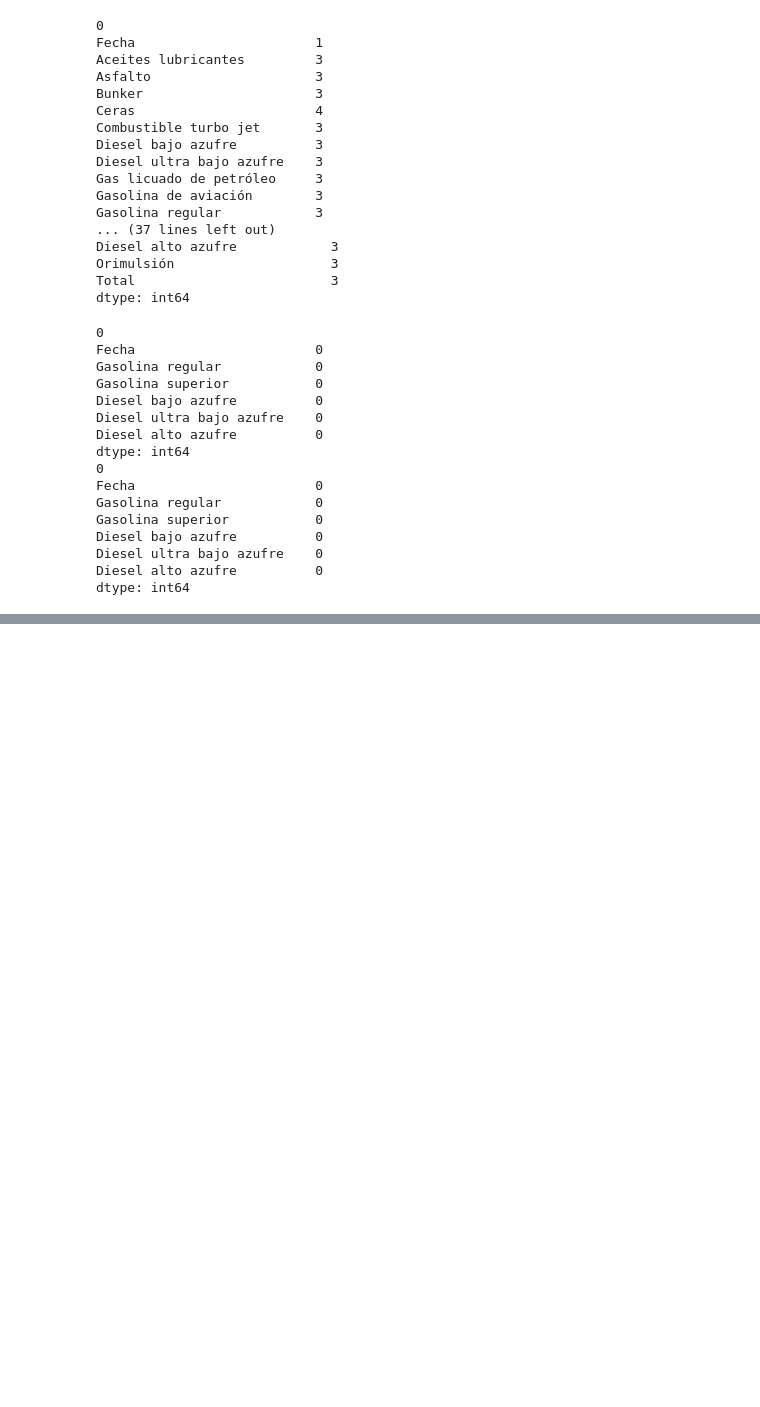
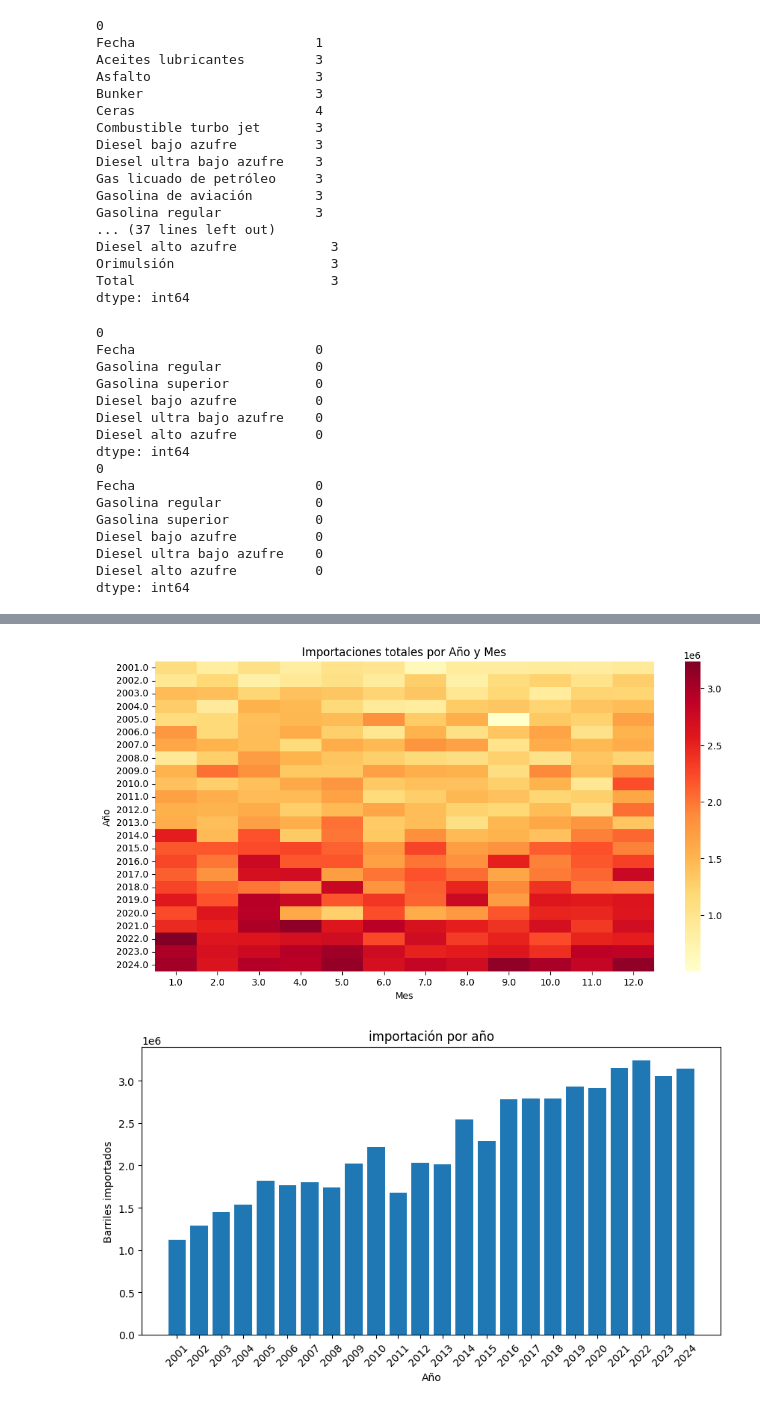
Before and after one commit to angelargd8/lab1-ds, a Jupyter notebook: main.ipynb, the cells around one changed output, grey strips where cells are left out. Cells and saved outputs as stored; diff of their text form; code cells hidden in the pictures; blank space fills up the shorter version.

```diff
--- a/main.ipynb
+++ b/main.ipynb
@@ -286,4 +326,62 @@ consumo_clean_df.describe(include="O")  # Estadísticas de las variables categó
 # %%
-#meses en los que mas importaciones hay
+import seaborn as sns
+
+columnas_necesarias = [
+    "Gasolina regular", "Gasolina superior",
+    "Diesel bajo azufre", "Diesel ultra bajo azufre", "Diesel alto azufre"
+]
+
+for col in columnas_necesarias:
+    importacion_clean_df[col] = pd.to_numeric(importacion_clean_df[col], errors="coerce")
+importacion_clean_df["Total_mensual"] = importacion_clean_df[columnas_necesarias].sum(axis=1)
+
+importacion_clean_df["Total_mensual"] = pd.to_numeric(importacion_clean_df["Total_mensual"], errors="coerce")
+importaciones_anuales = (
+    importacion_clean_df.groupby(["Año", "Mes"])["Total_mensual"]
+    .sum()
+    .reset_index()
+)
+
+# mes con más importaciones por cada año
+meses_maximos = (
+    importaciones_anuales.loc[
+        importaciones_anuales.groupby("Año")["Total_mensual"].idxmax()
+    ]
+    .sort_values("Año")
+)
+
+# Año y Mes
+importaciones_por_mes_ano = (
+    importacion_clean_df.groupby(["Año", "Mes"])["Total_mensual"]
+    .sum()
+    .reset_index()
+)
+
+tabla_heatmap = importaciones_por_mes_ano.pivot(index="Año", columns="Mes", values="Total_mensual")
+tabla_heatmap = tabla_heatmap.astype(float)
+
+plt.figure(figsize=(12, 6))
+sns.heatmap(tabla_heatmap, cmap="YlOrRd", annot=False)
+plt.title("Importaciones totales por Año y Mes")
+plt.xlabel("Mes")
+plt.ylabel("Año")
+plt.show()
+
+
+
+# print("Mes con más importaciones por año:")
+# print(meses_maximos)
+
+plt.figure(figsize=(10,5))
+plt.bar(meses_maximos["Año"].astype(int).astype(str),
+        meses_maximos["Total_mensual"])
+plt.title("importación por año")
+plt.xlabel("Año")
+plt.ylabel("Barriles importados")
+plt.xticks(rotation=45)
+plt.show()
+# %% [output]
+[figure, added]
+[figure, added]
 # %%
 #picos en importaciones por anio por tipo de combustibles
```
Also changed, not shown: parts of 7 cells of this notebook.
